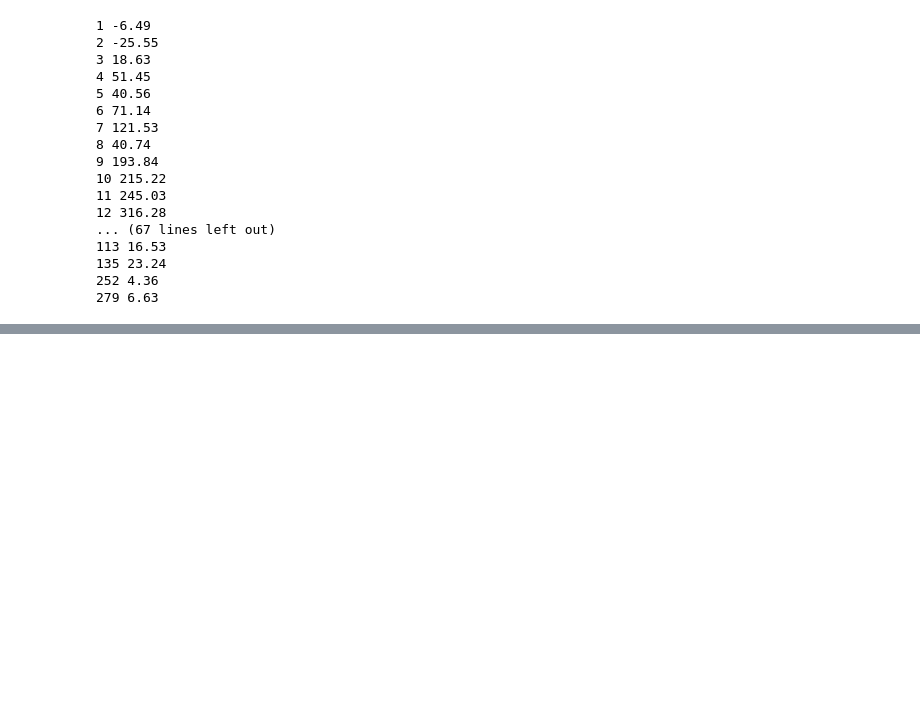
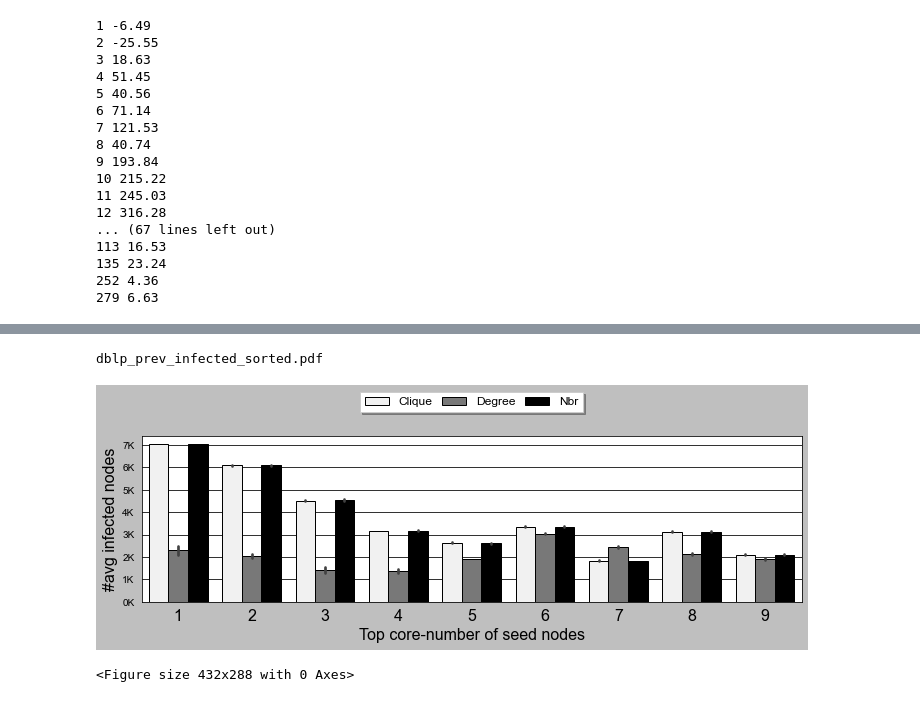
Before and after one commit to toggled/vldbsubmission, a Jupyter notebook: python_src/prev_9a.ipynb, the cells around one changed output, grey strips where cells are left out. Saved outputs shown, nothing was run; the diff lists cells and outputs as text; code cells hidden in the pictures; blank space fills up the shorter version.

```diff
--- a/python_src/prev_9a.ipynb
+++ b/python_src/prev_9a.ipynb
@@ -163 +163,59 @@ dblp_prev_infected_nbr_range.pdf
 <Figure size 432x288 with 0 Axes>
+# %%
+# result_df = pd.read_csv(processed_filename)
+dic_sorted_core = {}
+for algo in result_df['algo'].unique():
+    dic_sorted_core[algo] = list(-np.sort(-result_df[result_df['algo'] == algo]['core number'].unique()))
+
+result_df['core number sorted'] = result_df.apply(
+                lambda x: dic_sorted_core[x['algo']].index(x['core number']), axis=1)
+result_df['core number sorted'] = result_df.apply(
+    lambda x: x['core number sorted'] + 1, axis=1)
+# %%
+for y_var in ['infected', 'neighbors'][:1]:
+
+    # if(dataset == "dblp"):
+    #     result_df = result_df[result_df['seed size'] >= 300]
+
+    sns.set_style("dark", {'axes.grid' : True})
+    plt.style.use('grayscale')
+
+    hatch_dict = {
+        'Nbr': "O",
+        '(k, d)': '.',
+        'Clique': 'x',
+        'Degree': '*'
+    }
+
+    include_algos = ['Clique', 'Degree', 'Nbr', '(k, d)'][:3]
+
+    fig, ax = plt.subplots(figsize=(10, 4))
+    bar = sns.barplot(x='core number sorted', y=y_var, hue='algo', hue_order=include_algos, data=result_df[(result_df['core number sorted'] < 10)], color='k')
+    plt.xlabel('Top core-number of seed nodes', fontsize=fontsize-2)
+    plt.ylabel("#avg infected nodes", fontsize=fontsize-2)
+    ax.yaxis.set_major_formatter(ticker.FuncFormatter(lambda x, pos: '{:,.0f}'.format(x/1000) + 'K'))
+    # ax.xaxis.set_major_formatter(ticker.FuncFormatter(lambda x, pos: '{:,.0f}'.format(x/1000) + 'K'))
+    plt.xticks(fontsize=fontsize-2)
+    # plt.yticks([0, 2000, 4000, 6000, 8000], fontsize=fontsize-2)
+    plt.legend(loc='upper center', bbox_to_anchor=(
+        0.5, 1.3), ncol=4, fancybox=False, shadow=True, fontsize=labelsize-2, columnspacing=0.8)
+
+    # h = itertools.cycle([hatch_dict[i] for i in include_algos])
+    # for i,thisbar in enumerate(bar.patches):
+    #     if i%len(include_algos)==0:
+    #         hatch = next(h)
+    #     thisbar.set_hatch(hatch)
+
+
+    plt.tight_layout()
+    filename = dataset + "_prev_" + y_var + "_sorted.pdf"
+    print(filename)
+    if(save):
+        plt.savefig("../fig/" + filename)
+    plt.show()
+    plt.clf()
+    # break
+# %% [output]
+dblp_prev_infected_sorted.pdf
+[figure, added]
+<Figure size 432x288 with 0 Axes>
```
Also changed, not shown: parts of 4 cells of this notebook, 1 other file.
